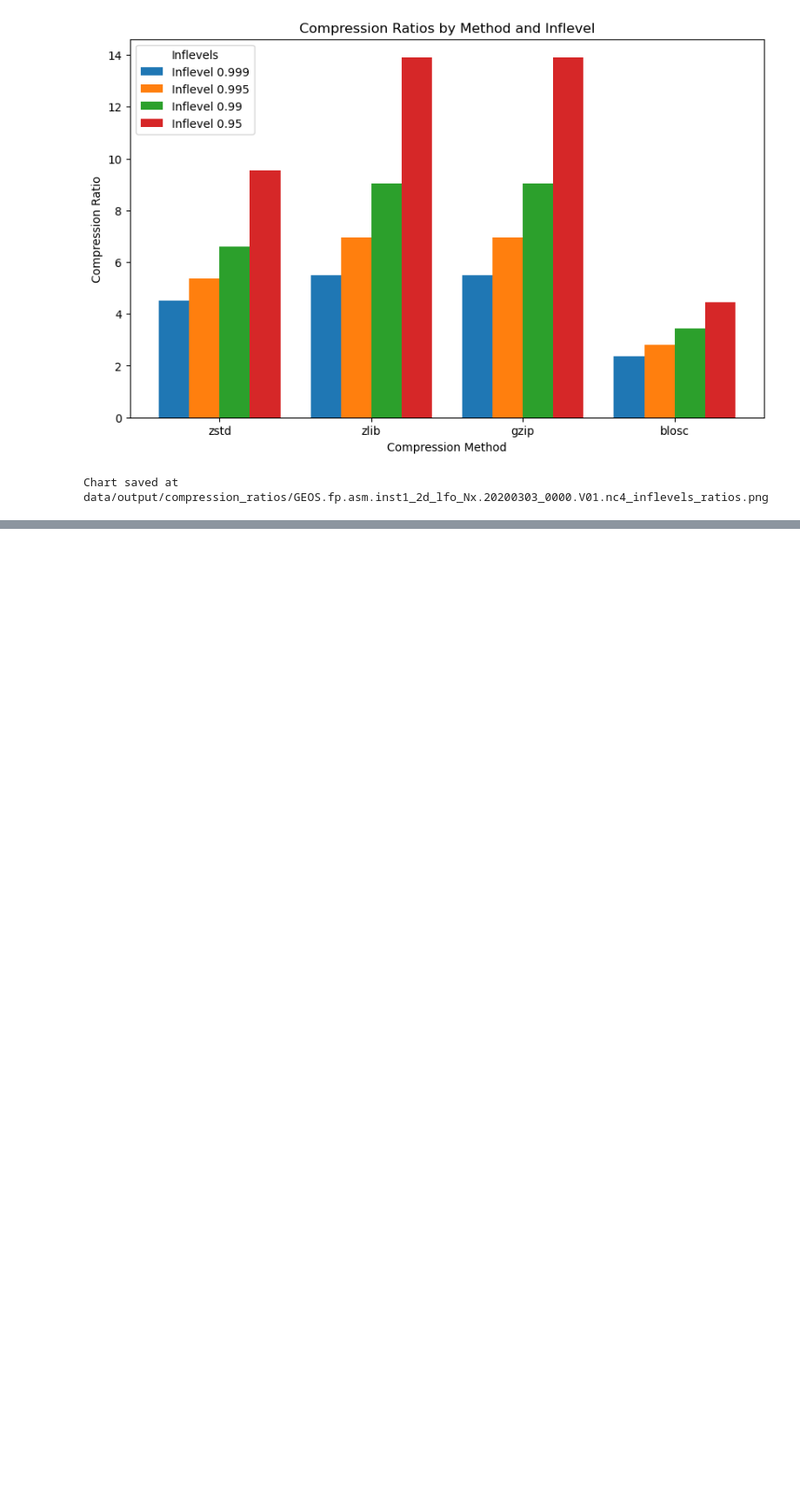
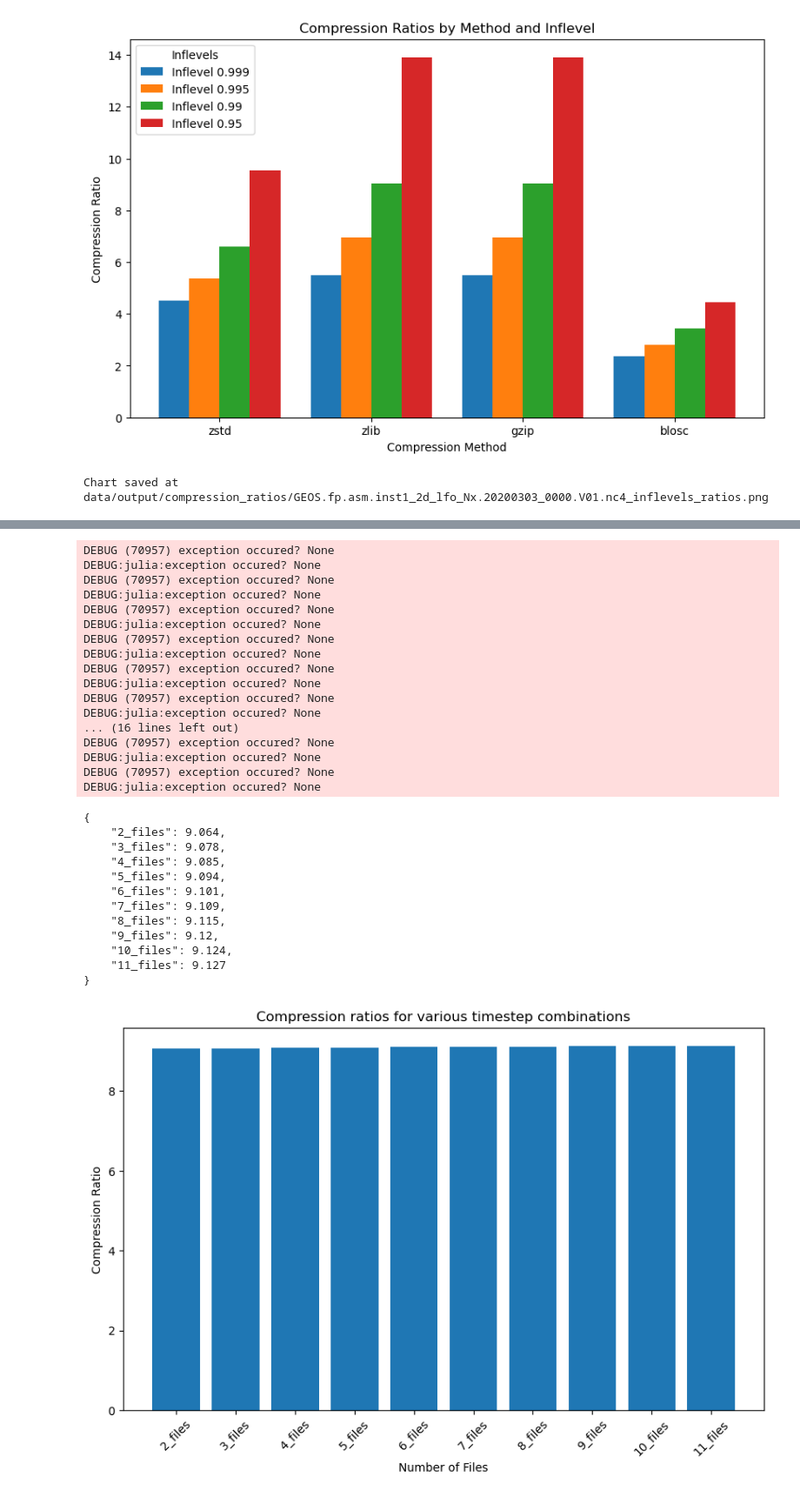
Before and after one commit to jefferyywei/nasa-compression, a Jupyter notebook: compression.ipynb, the cells around one changed output, grey strips where cells are left out. Shown at 87% size. Cells and saved outputs as stored; diff of their text form; code cells hidden in the pictures; blank space fills up the shorter version.

Commit message:
compare timestep combinations delete large files

```diff
--- a/compression.ipynb
+++ b/compression.ipynb
@@ -497,0 +539,34 @@ Chart saved at data/output/compression_ratios/GEOS.fp.asm.inst1_2d_lfo_Nx.202003
+# %%
+def compare_timestep_combinations(dir_path):
+    result = {}
+
+    os.makedirs(f'{dir_path}/rounded', exist_ok=True)
+    for filename in os.listdir(dir_path):
+        file_path = os.path.join(dir_path, filename)
+        if(os.path.isfile(file_path)):
+            rounded = xbitinfo_round(file_path, 0.99)
+            with open(rounded, "rb") as f:
+                file_bytes = f.read()
+
+            compressed = compress(file_bytes, "zlib")
+            orig_size, comp_size, ratio = compression_ratio(file_bytes, compressed)
+
+            combination_number = filename.split("_")[-1].split(".")[0]
+            result[f'{combination_number}_files'] = ratio
+
+    sorted_result = {k: v for k, v in sorted(result.items(), key=lambda x: int(x[0].split('_')[0]))}
+    print(json.dumps(sorted_result, indent=4))
+
+    x_labels = list(sorted_result.keys())
+    y_values = list(sorted_result.values())
+
+    plt.figure(figsize=(10, 6))
+    plt.bar(x_labels, y_values)
+    plt.xlabel("Number of Files")
+    plt.ylabel("Compression Ratio")
+    plt.title("Compression ratios for various timestep combinations")
+    plt.xticks(rotation=45)
+    plt.show()
+# %%
+compare_timestep_combinations("data/uncompressed_files/2020_03/aggregated")
+# %% [output]
@@ -498,3 +726,33 @@ Chart saved at data/output/compression_ratios/GEOS.fp.asm.inst1_2d_lfo_Nx.202003
+DEBUG (70957) exception occured? None
+DEBUG:julia:exception occured? None
+DEBUG (70957) exception occured? None
+DEBUG:julia:exception occured? None
+DEBUG (70957) exception occured? None
+DEBUG:julia:exception occured? None
+DEBUG (70957) exception occured? None
+DEBUG:julia:exception occured? None
+DEBUG (70957) exception occured? None
+DEBUG:julia:exception occured? None
+DEBUG (70957) exception occured? None
+DEBUG:julia:exception occured? None
+... (16 lines left out)
+DEBUG (70957) exception occured? None
+DEBUG:julia:exception occured? None
+DEBUG (70957) exception occured? None
+DEBUG:julia:exception occured? None
+{
+    "2_files": 9.064,
+    "3_files": 9.078,
+    "4_files": 9.085,
+    "5_files": 9.094,
+    "6_files": 9.101,
+    "7_files": 9.109,
+    "8_files": 9.115,
+    "9_files": 9.12,
+    "10_files": 9.124,
+    "11_files": 9.127
+}
+[figure, added]
 # %%
 # def comparison_plot(directory_path):
 #     for filename in os.listdir(directory_path):
```
Also changed, not shown: parts of 5 cells of this notebook, 3 other files.
